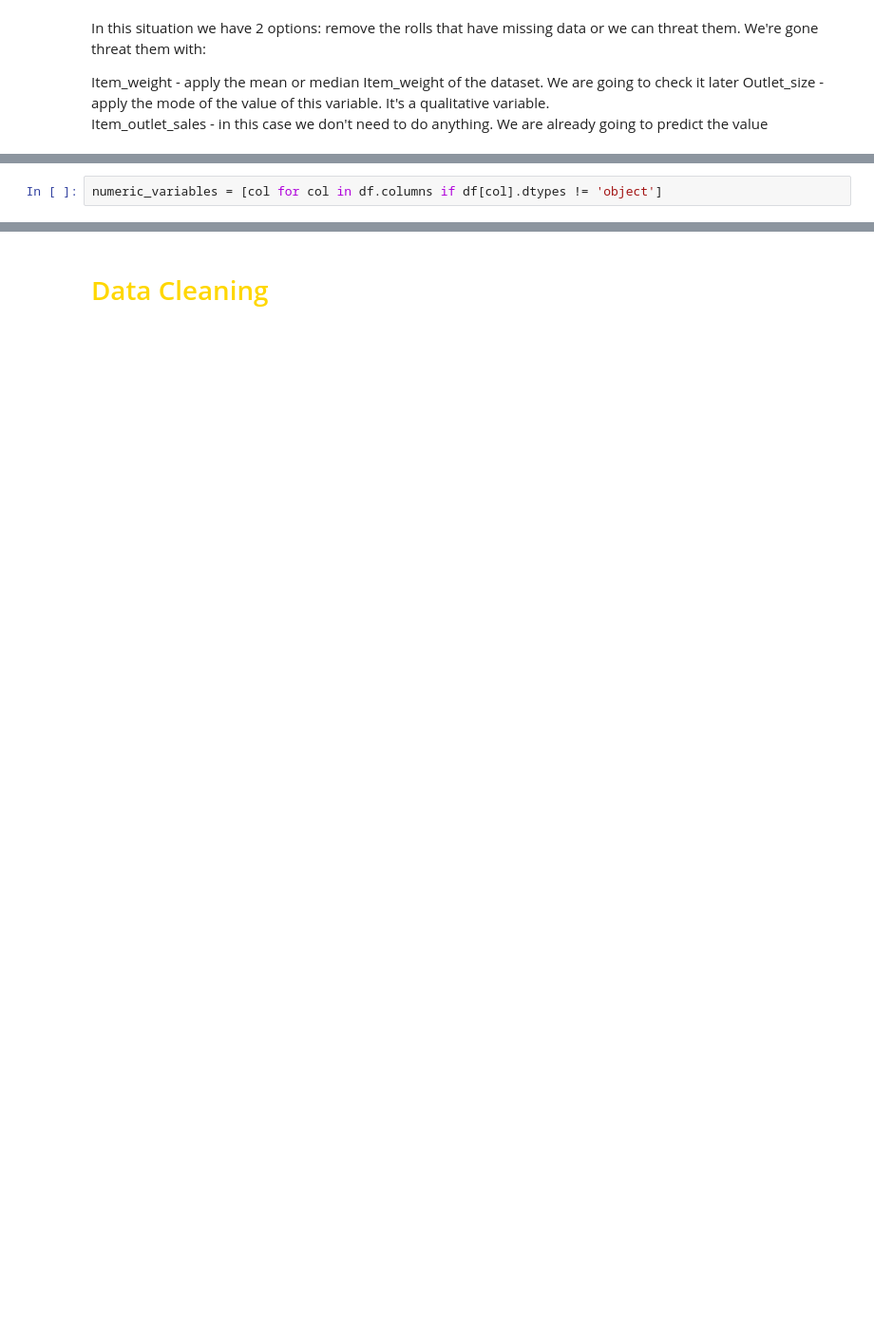
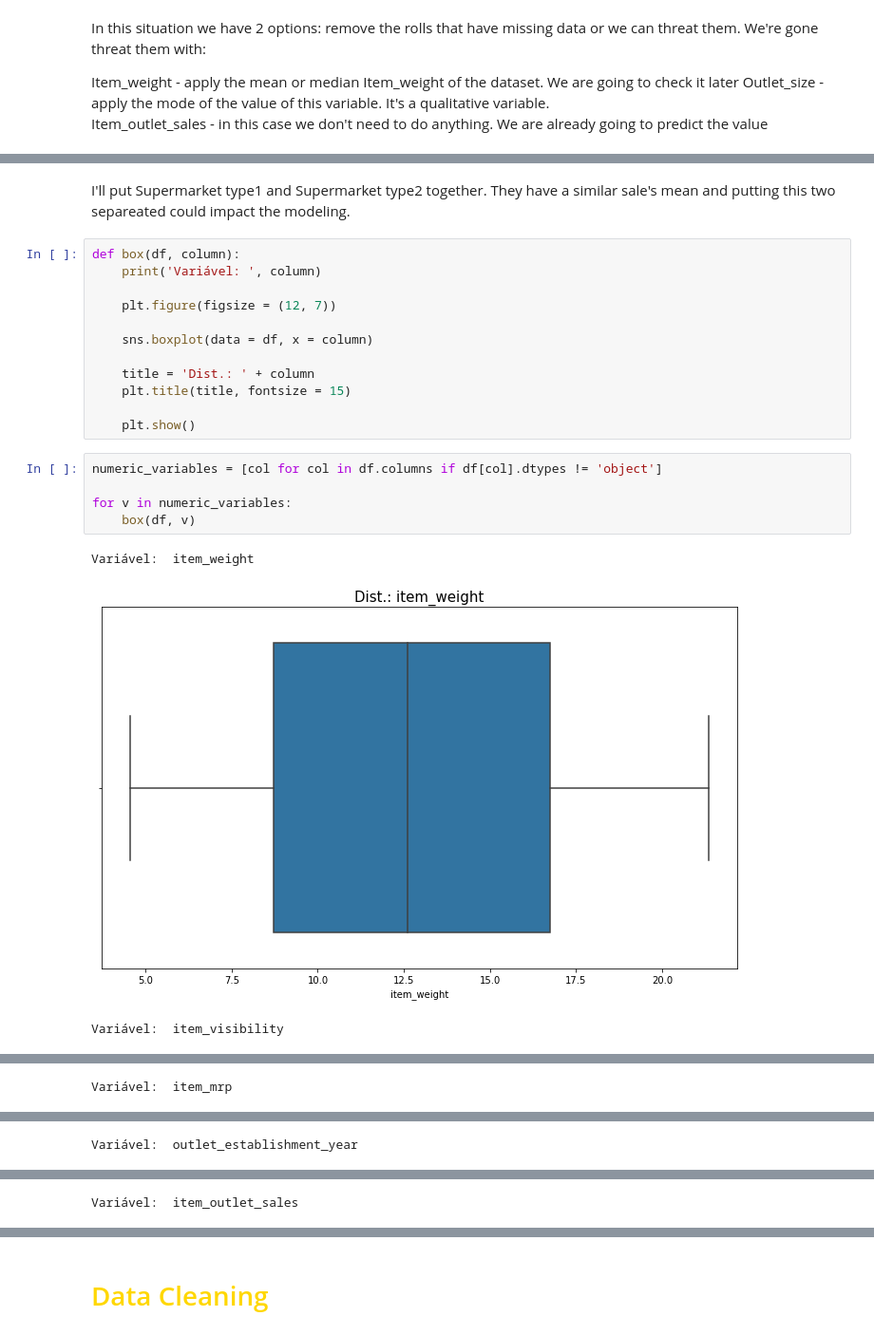
Before and after one commit to matheusmello-o/bigmart-sales-prediction, a Jupyter notebook: data-exploration.ipynb, the cells around one changed output, grey strips where cells are left out. Shown at 95% size. Saved outputs shown, nothing was run; the diff lists cells and outputs as text; blank space fills up the shorter version.

```diff
--- a/data-exploration.ipynb
+++ b/data-exploration.ipynb
@@ -148,2 +237,23 @@ Name: Outlet_Type, dtype: float64
+# %% [markdown]
+I'll put Supermarket type1 and Supermarket type2 together. They have a similar sale's mean and putting this two separeated could impact the modeling.
+# %%
+def box(df, column):
+    print('Variável: ', column)
+
+    plt.figure(figsize = (12, 7))
+
+    sns.boxplot(data = df, x = column)
+
+    title = 'Dist.: ' + column
+    plt.title(title, fontsize = 15)
+
+    plt.show()
 # %%
 numeric_variables = [col for col in df.columns if df[col].dtypes != 'object']
+
+for v in numeric_variables:
+    box(df, v)
+# %% [output]
+Variável:  item_weight
+[figure, added]
+Variável:  item_visibility
@@ -149,0 +261 @@ numeric_variables = [col for col in df.columns if df[col].dtypes != 'object']
+Variável:  item_mrp
@@ -149,0 +263 @@ numeric_variables = [col for col in df.columns if df[col].dtypes != 'object']
+Variável:  outlet_establishment_year
@@ -149,0 +265 @@ numeric_variables = [col for col in df.columns if df[col].dtypes != 'object']
+Variável:  item_outlet_sales
```
Also changed, not shown: parts of 37 cells of this notebook.
